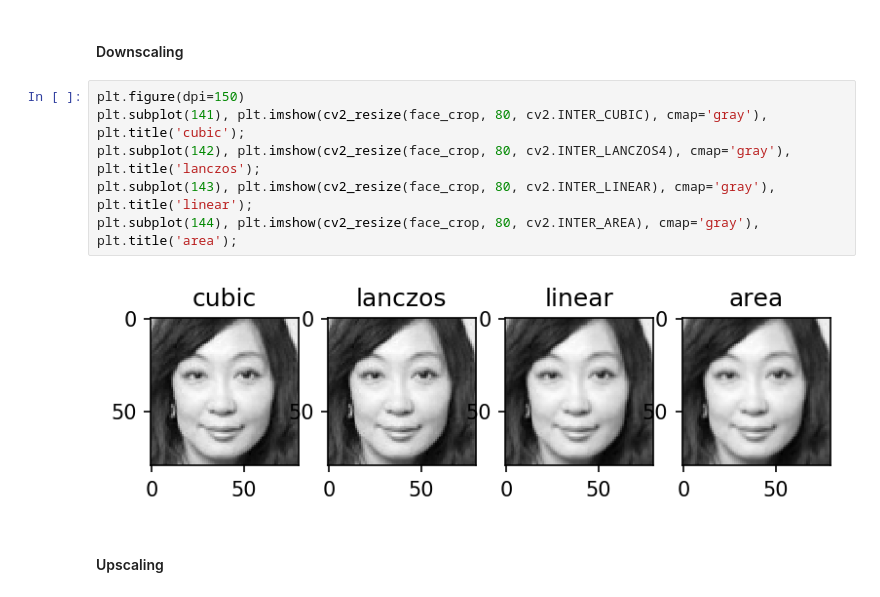
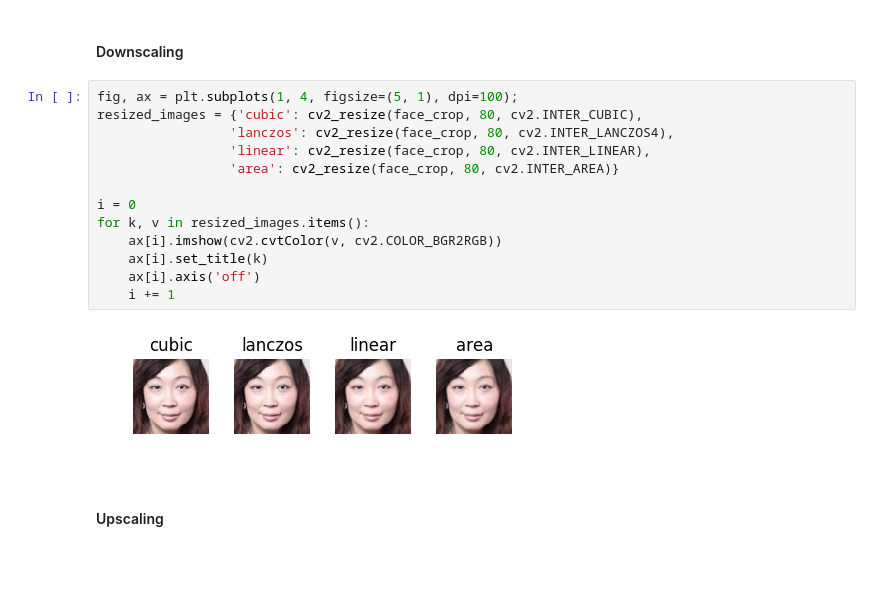
Before and after one commit to pyjaime/asian-faces, a Jupyter notebook: image_preprocessing.ipynb, the cells around one changed output. Saved outputs shown, nothing was run; the diff lists cells and outputs as text; blank space fills up the shorter version.

```diff
--- a/image_preprocessing.ipynb
+++ b/image_preprocessing.ipynb
@@ -206,13 +210,20 @@ def cv2_resize(original, size, interpolation):
     return cv2.resize(original, (size, size), interpolation=interpolation)
 # %% [markdown]
 #### Downscaling
-# %%
-plt.figure(dpi=150)
-plt.subplot(141), plt.imshow(cv2_resize(face_crop, 80, cv2.INTER_CUBIC), cmap='gray'), plt.title('cubic');
-plt.subplot(142), plt.imshow(cv2_resize(face_crop, 80, cv2.INTER_LANCZOS4), cmap='gray'), plt.title('lanczos');
-plt.subplot(143), plt.imshow(cv2_resize(face_crop, 80, cv2.INTER_LINEAR), cmap='gray'), plt.title('linear');
-plt.subplot(144), plt.imshow(cv2_resize(face_crop, 80, cv2.INTER_AREA), cmap='gray'), plt.title('area');
-# %% [output]
-[figure, removed]
+# %%
+fig, ax = plt.subplots(1, 4, figsize=(5, 1), dpi=100);
+resized_images = {'cubic': cv2_resize(face_crop, 80, cv2.INTER_CUBIC),
+                 'lanczos': cv2_resize(face_crop, 80, cv2.INTER_LANCZOS4),
+                 'linear': cv2_resize(face_crop, 80, cv2.INTER_LINEAR),
+                 'area': cv2_resize(face_crop, 80, cv2.INTER_AREA)}
+
+i = 0
+for k, v in resized_images.items():
+    ax[i].imshow(cv2.cvtColor(v, cv2.COLOR_BGR2RGB))
+    ax[i].set_title(k)
+    ax[i].axis('off')
+    i += 1
+# %% [output]
+[figure, added]
 # %% [markdown]
 #### Upscaling
```
Also changed, not shown: parts of 25 cells of this notebook.
